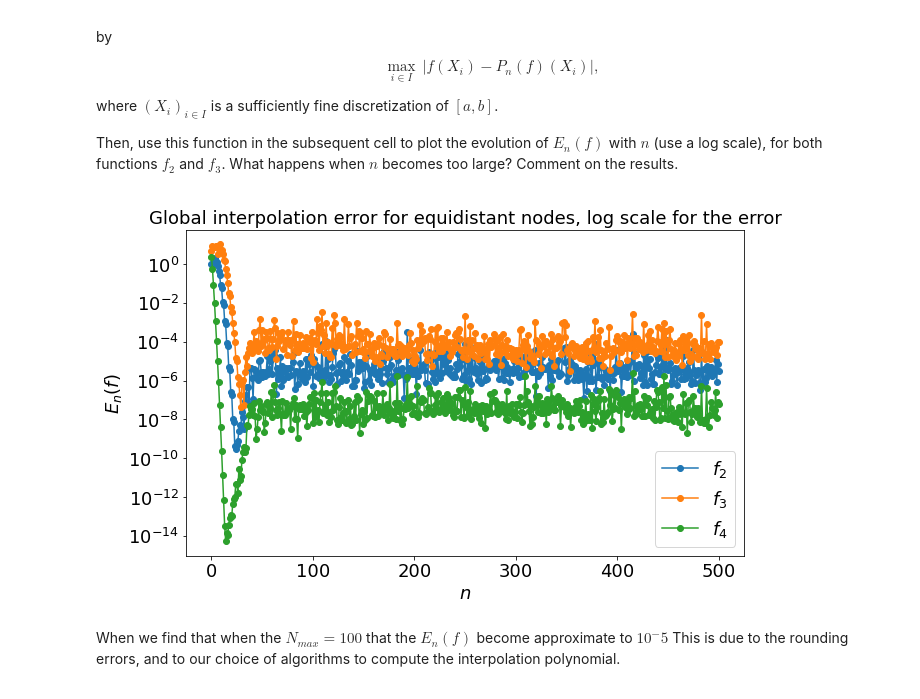
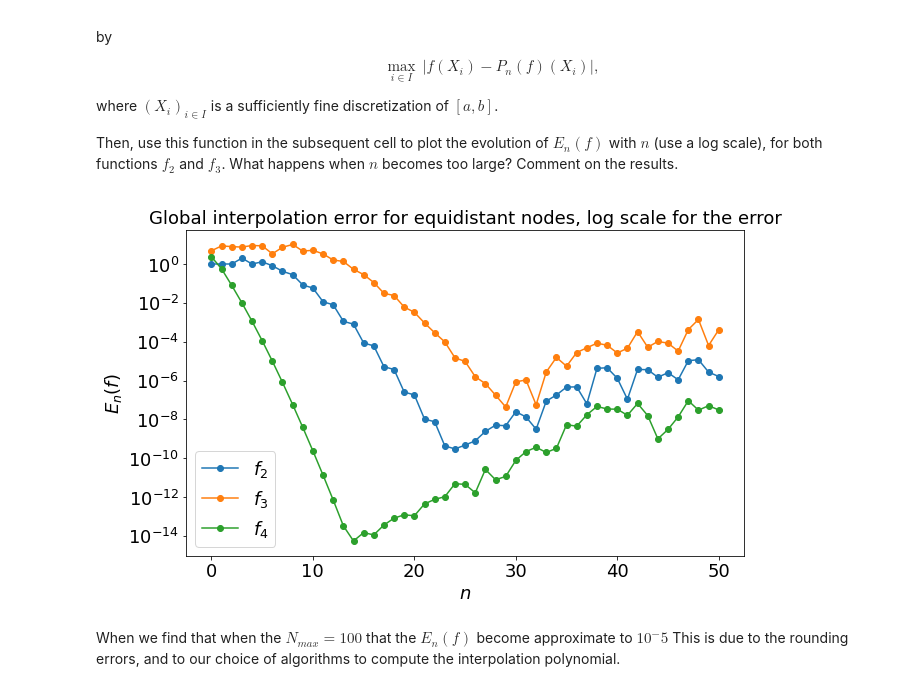
Before and after one commit to yubocai-poly/MAA106-Introduction-to-Numerical-Analysis, a Jupyter notebook: Chapter2_PolynomialApproximation/2-PolynomialApproximation.ipynb, the cells around one changed output. Saved outputs shown, nothing was run; the diff lists cells and outputs as text; code cells hidden in the pictures.

```diff
--- a/Chapter2_PolynomialApproximation/2-PolynomialApproximation.ipynb
+++ b/Chapter2_PolynomialApproximation/2-PolynomialApproximation.ipynb
@@ -621,29 +621,29 @@ def ErrorEqui(f, nmax, X):
 # %%
 ## graphical study of the convergence
 
-nmax = 500
+nmax = 50
 X = np.linspace(-1,1,1001)
 
 tab_Enf2 = ErrorEqui(f2, nmax, X)
 tab_Enf3 = ErrorEqui(f3, nmax, X)
 tab_Enf4 = ErrorEqui(f4, nmax, X)
 tab_n = np.arange(0, nmax+1)
 
 plt.figure(figsize=(10, 6))
 
 plt.plot(tab_n, tab_Enf2, marker='o', label='$f_2$')
 plt.plot(tab_n, tab_Enf3, marker='o', label='$f_3$')
 plt.plot(tab_n, tab_Enf4, marker='o', label='$f_4$')
 plt.legend(fontsize = 18)
 plt.yscale('log')
 plt.title('Global interpolation error for equidistant nodes, log scale for the error', fontsize = 18)
 plt.xlabel('$n$',fontsize = 18)
 plt.ylabel('$E_{n}(f)$',fontsize = 18)
 plt.tick_params(labelsize=18)
 
 plt.show()
 # %% [output]
-[figure, old version]
+[figure, new version]
 # %% [markdown]
 <div markdown=1, class='Answer'>
 
```
Also changed, not shown: parts of 12 cells of this notebook, 6 other files.
